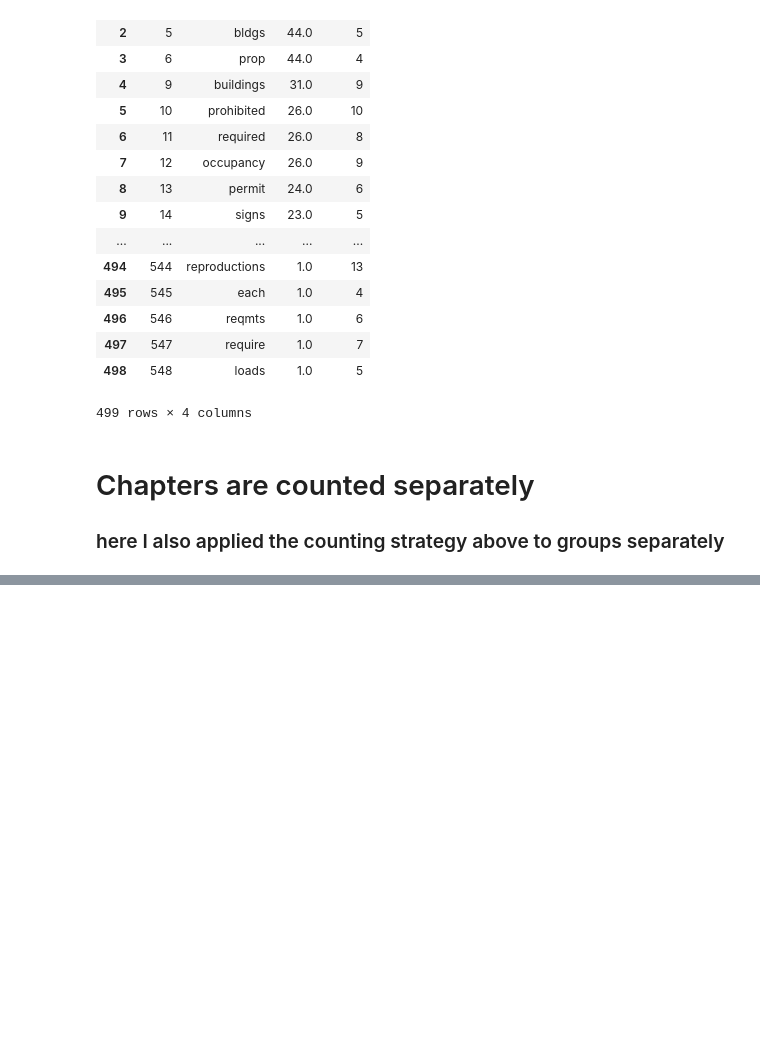
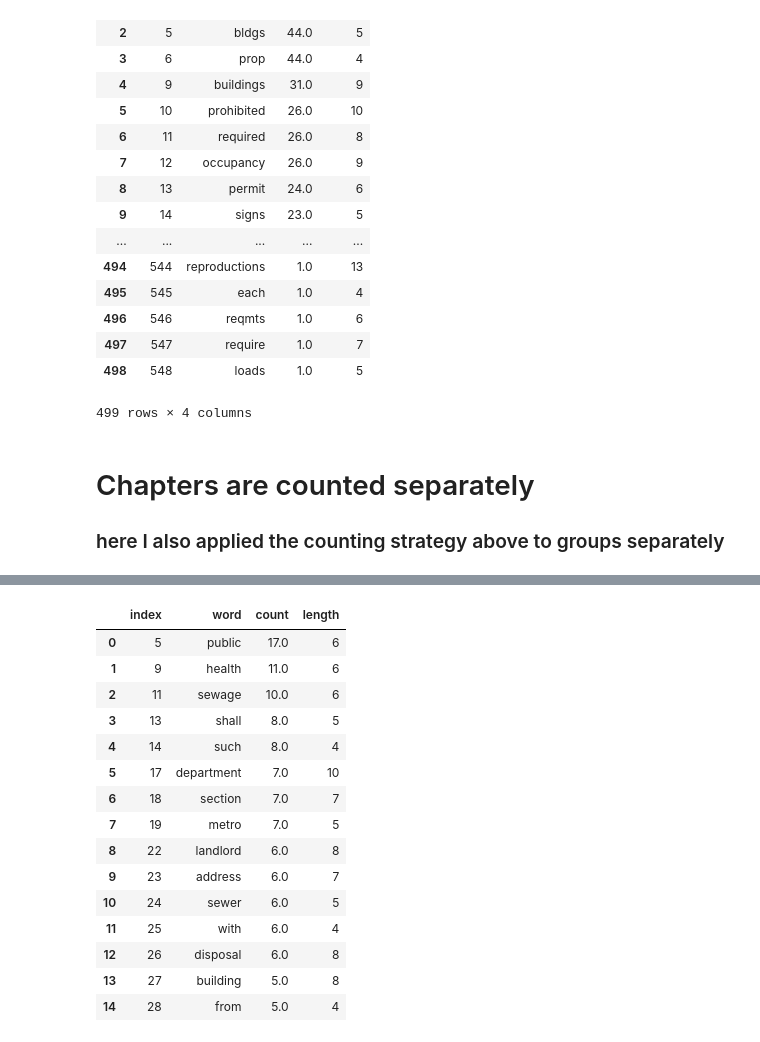
Before and after one commit to shrutijalewar/data-question-2-xtreme-united, a Jupyter notebook: Violation_codes.ipynb, the cells around one changed output, grey strips where cells are left out. Cells and saved outputs as stored; diff of their text form; code cells hidden in the pictures; blank space fills up the shorter version.

```diff
--- a/Violation_codes.ipynb
+++ b/Violation_codes.ipynb
@@ -268,0 +274,37 @@ dtype: int64
+# %%
+bool15 = violation_sub2['VIOLATION_TEXT'].str.contains(str('15.\d{1,3}.\d{,3}'))
+viol15_df = violation_sub2[bool15== True]
+# %%
+text_15 = viol15_df['VIOLATION_TEXT'].astype(str)
+text_15 = text_15.str.lower()
+
+nash_vi_count_15 = text_15.apply(lambda x: pd.value_counts(x.split(" "))).sum(axis = 0)
+
+## Sorting word counts in descending order
+
+nash_vi_count_15 = nash_vi_count_15.sort_values(ascending = False)
+nash_vi_count_15 = nash_vi_count_15.reset_index()
+nash_vi_count_15.columns = ['word','count']
+
+## Counting the word length to eliminate common words or symbols
+nash_vi_count_15['length'] = nash_vi_count_15.word.str.len()
+nash_bool_15 = nash_vi_count_15['length'] > 3
+nash_count_15 = nash_vi_count_15[nash_bool_15 == True]
+nash_count_15.reset_index().head(15)
+# %% [output]
+|  | index | word | count | length |
+| 0 | 5 | public | 17.0 | 6 |
+| 1 | 9 | health | 11.0 | 6 |
+| 2 | 11 | sewage | 10.0 | 6 |
+| 3 | 13 | shall | 8.0 | 5 |
+| 4 | 14 | such | 8.0 | 4 |
+| 5 | 17 | department | 7.0 | 10 |
+| 6 | 18 | section | 7.0 | 7 |
+| 7 | 19 | metro | 7.0 | 5 |
+| 8 | 22 | landlord | 6.0 | 8 |
+| 9 | 23 | address | 6.0 | 7 |
+| 10 | 24 | sewer | 6.0 | 5 |
+| 11 | 25 | with | 6.0 | 4 |
+| 12 | 26 | disposal | 6.0 | 8 |
+| 13 | 27 | building | 5.0 | 8 |
+| 14 | 28 | from | 5.0 | 4 |
```
Also changed, not shown: parts of 37 cells of this notebook, 1 other file.
